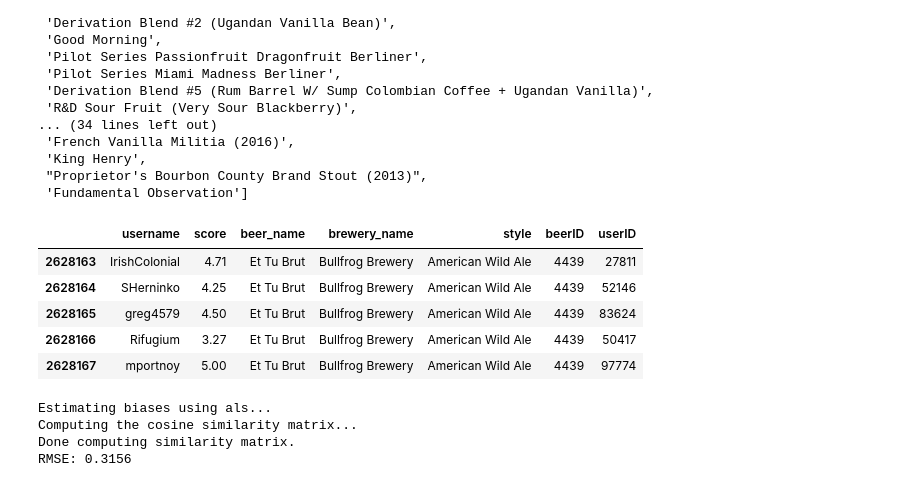
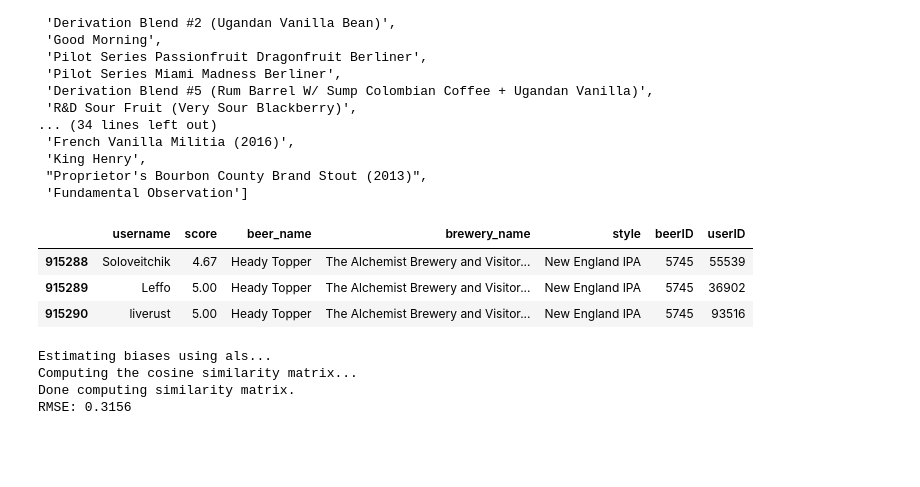
Before and after one commit to DevoSilk/Capstone3, a Jupyter notebook: src/cap3copy.ipynb, the cells around one changed output. Saved outputs shown, nothing was run; the diff lists cells and outputs as text; code cells hidden in the pictures; blank space fills up the shorter version.

```diff
--- a/src/cap3copy.ipynb
+++ b/src/cap3copy.ipynb
@@ -441,20 +439,18 @@ These are the top 50 beers with the highest ratings
  "Proprietor's Bourbon County Brand Stout (2013)",
  'Fundamental Observation']
 # %%
-all_three_3[all_three_3.beer_name=='Et Tu Brut' ].head()
+all_three_3[all_three_3.beer_name=='Heady Topper' ].tail(3)
 #all_three_3[all_three_3.userID==22662]
 #brad.iloc[140:160]
 #hanzo.iloc[220:240]
 #eddie.iloc[0:60]
 #gwalk.head(20)
 #madd.iloc[60:80]
 # %% [output]
 |  | username | score | beer_name | brewery_name | style | beerID | userID |
-| 2628163 | IrishColonial | 4.71 | Et Tu Brut | Bullfrog Brewery | American Wild Ale | 4439 | 27811 |
-| 2628164 | SHerninko | 4.25 | Et Tu Brut | Bullfrog Brewery | American Wild Ale | 4439 | 52146 |
-| 2628165 | greg4579 | 4.50 | Et Tu Brut | Bullfrog Brewery | American Wild Ale | 4439 | 83624 |
-| 2628166 | Rifugium | 3.27 | Et Tu Brut | Bullfrog Brewery | American Wild Ale | 4439 | 50417 |
-| 2628167 | mportnoy | 5.00 | Et Tu Brut | Bullfrog Brewery | American Wild Ale | 4439 | 97774 |
+| 915288 | Soloveitchik | 4.67 | Heady Topper | The Alchemist Brewery and Visitor... | New England IPA | 5745 | 55539 |
+| 915289 | Leffo | 5.00 | Heady Topper | The Alchemist Brewery and Visitor... | New England IPA | 5745 | 36902 |
+| 915290 | liverust | 5.00 | Heady Topper | The Alchemist Brewery and Visitor... | New England IPA | 5745 | 93516 |
 # %%
 def read_item_names():
     file_name = dict_df
```
Also changed, not shown: parts of 3 cells of this notebook.
